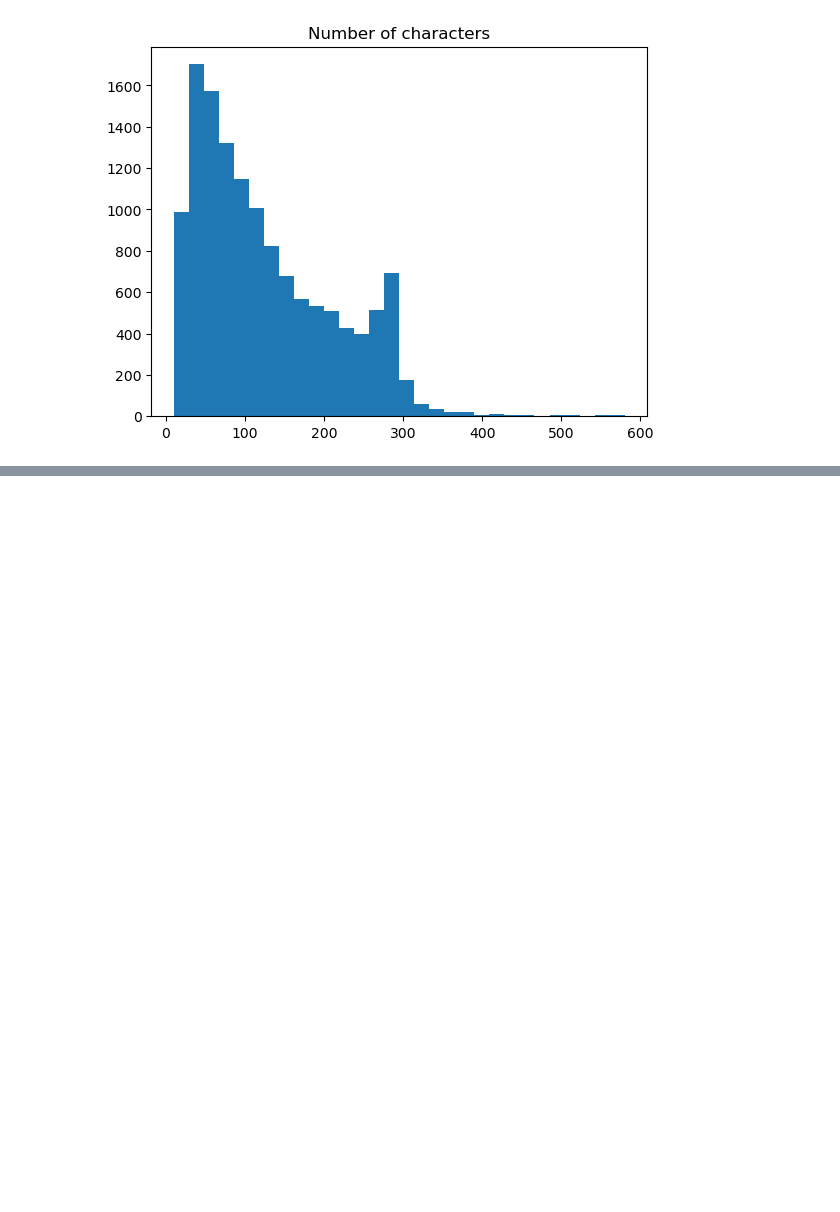
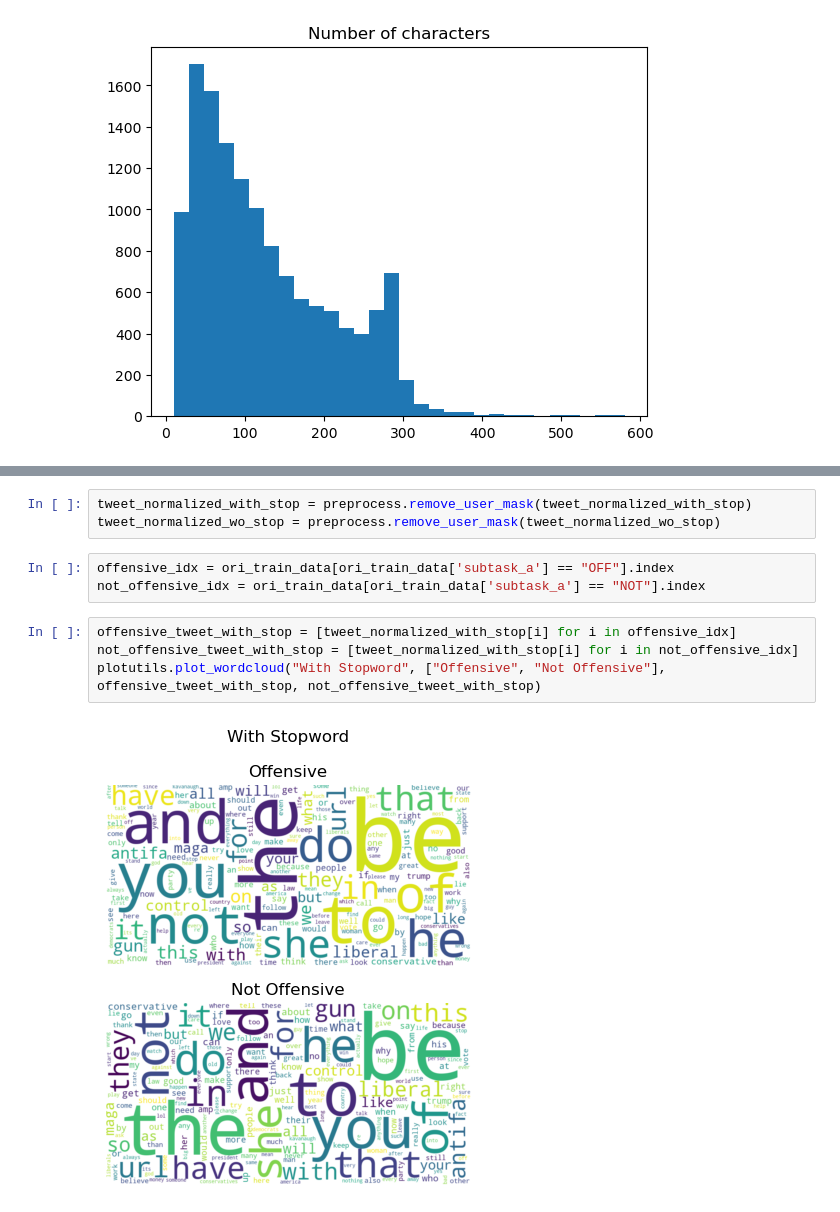
Before and after one commit to PigeonPhobia/olid-project, a Jupyter notebook: baoqi_preprocess.ipynb, the cells around one changed output, grey strips where cells are left out. Drawn from its saved outputs; the diff is of its cells as text; blank space fills up the shorter version.

```diff
--- a/baoqi_preprocess.ipynb
+++ b/baoqi_preprocess.ipynb
@@ -49,0 +64,12 @@ plotutils.plot_tweet_token_length_hist(tweet_tokens)
+# %%
+tweet_normalized_with_stop = preprocess.remove_user_mask(tweet_normalized_with_stop)
+tweet_normalized_wo_stop = preprocess.remove_user_mask(tweet_normalized_wo_stop)
+# %%
+offensive_idx = ori_train_data[ori_train_data['subtask_a'] == "OFF"].index
+not_offensive_idx = ori_train_data[ori_train_data['subtask_a'] == "NOT"].index
+# %%
+offensive_tweet_with_stop = [tweet_normalized_with_stop[i] for i in offensive_idx]
+not_offensive_tweet_with_stop = [tweet_normalized_with_stop[i] for i in not_offensive_idx]
+plotutils.plot_wordcloud("With Stopword", ["Offensive", "Not Offensive"], offensive_tweet_with_stop, not_offensive_tweet_with_stop)
+# %% [output]
+[figure, added]
```
Also changed, not shown: parts of 11 cells of this notebook, 2 other files.
